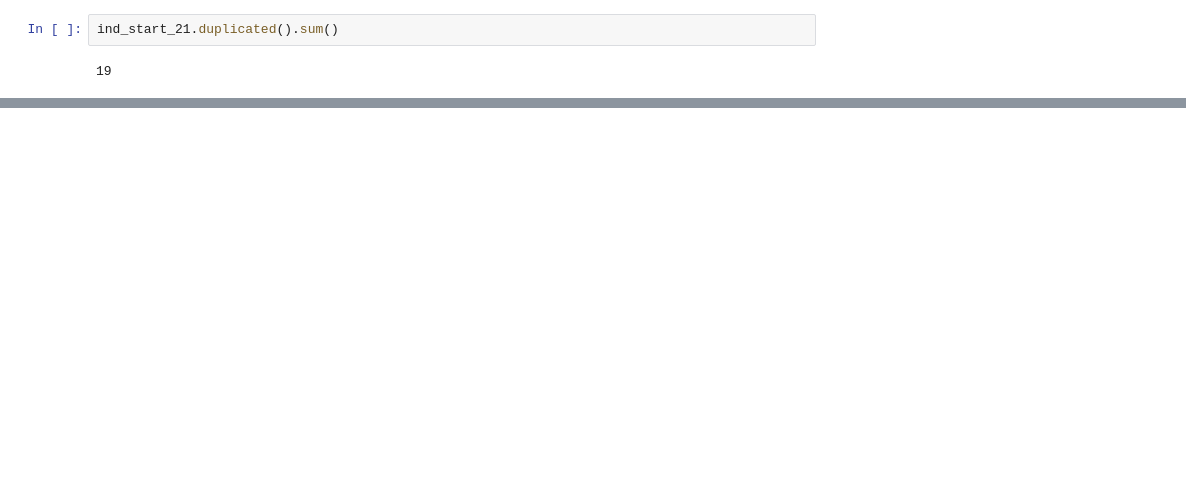
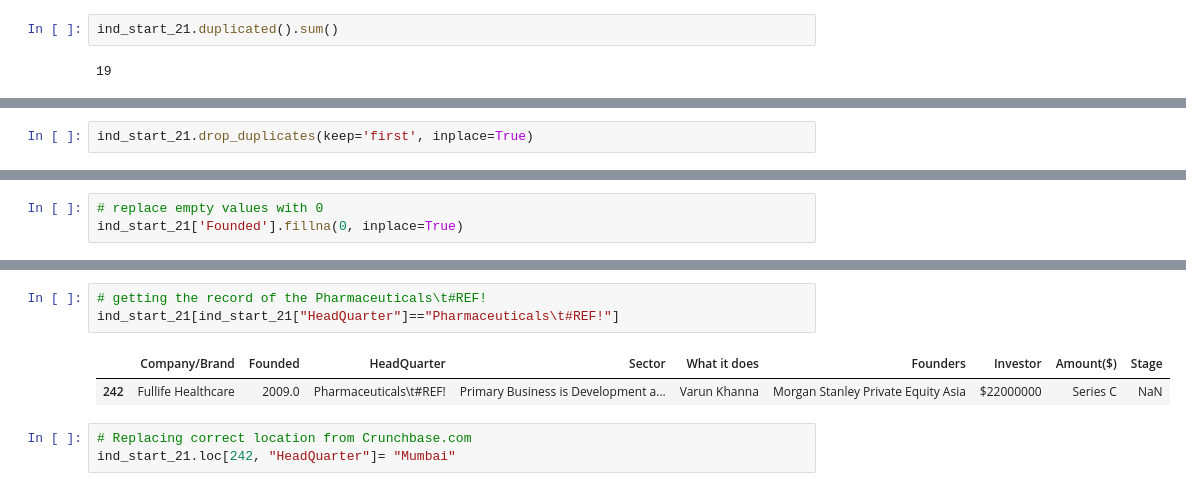
Before and after one commit to codedzifa/Pretoria-Indian-Startup-Ecosystem, a Jupyter notebook: notebooks/Indian Startup Exploration.ipynb, the cells around one changed output, grey strips where cells are left out. Saved outputs shown, nothing was run; the diff lists cells and outputs as text; blank space fills up the shorter version.

```diff
--- a/notebooks/Indian Startup Exploration.ipynb
+++ b/notebooks/Indian Startup Exploration.ipynb
@@ -1329,0 +1376,2 @@ ind_start_21.duplicated().sum()
+# %%
+ind_start_21.drop_duplicates(keep='first', inplace=True)
@@ -1329,0 +1437,3 @@ ind_start_21.duplicated().sum()
+# %%
+# replace empty values with 0
+ind_start_21['Founded'].fillna(0, inplace=True)
@@ -1329,0 +1489,9 @@ ind_start_21.duplicated().sum()
+# %%
+# getting the record of the Pharmaceuticals\t#REF!
+ind_start_21[ind_start_21["HeadQuarter"]=="Pharmaceuticals\t#REF!"]
+# %% [output]
+|  | Company/Brand | Founded | HeadQuarter | Sector | What it does | Founders | Investor | Amount($) | Stage |
+| 242 | Fullife Healthcare | 2009.0 | Pharmaceuticals\t#REF! | Primary Business is Development a... | Varun Khanna | Morgan Stanley Private Equity Asia | $22000000 | Series C | NaN |
+# %%
+# Replacing correct location from Crunchbase.com
+ind_start_21.loc[242, "HeadQuarter"]= "Mumbai"
```
Also changed, not shown: parts of 22 cells of this notebook.
